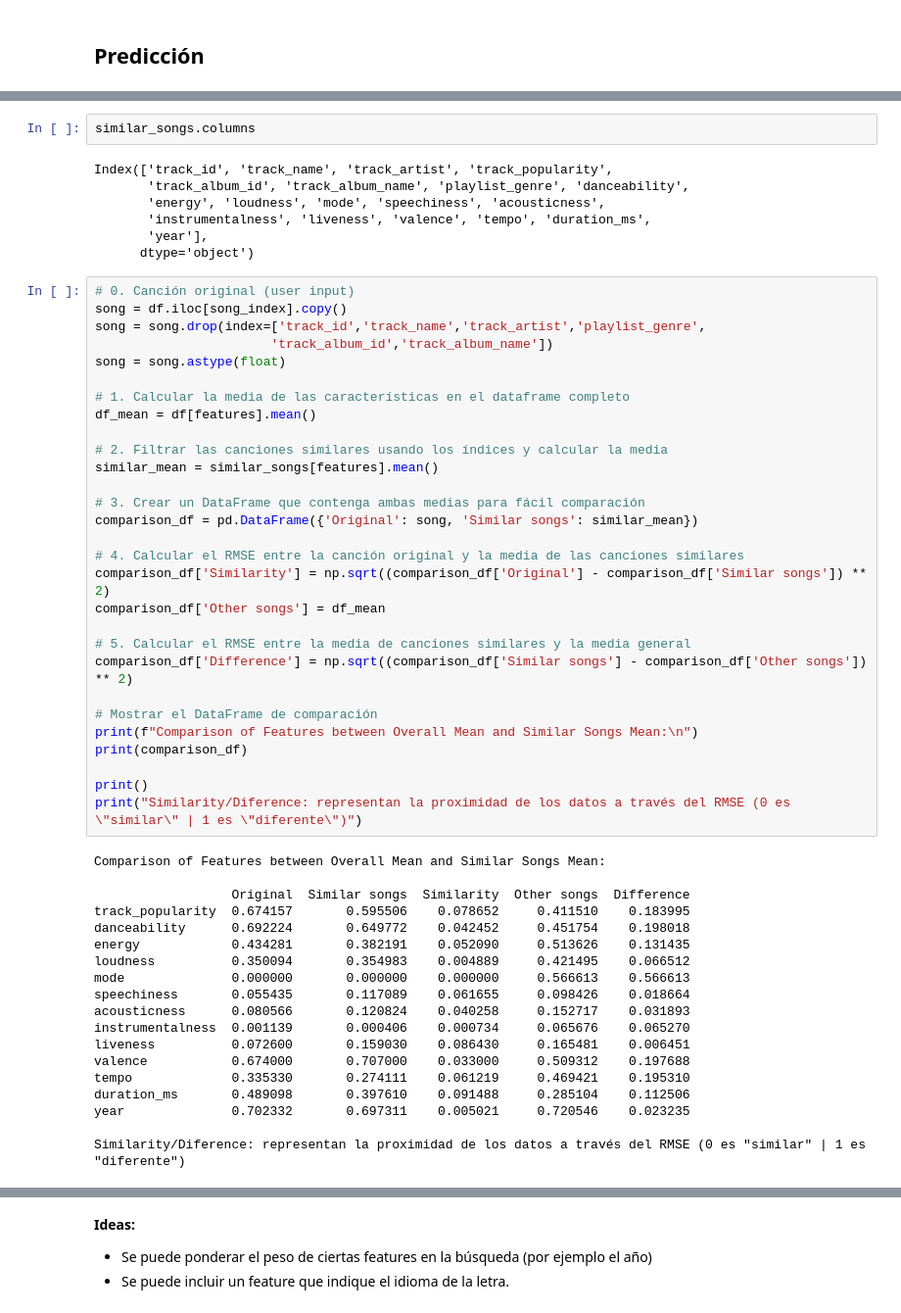
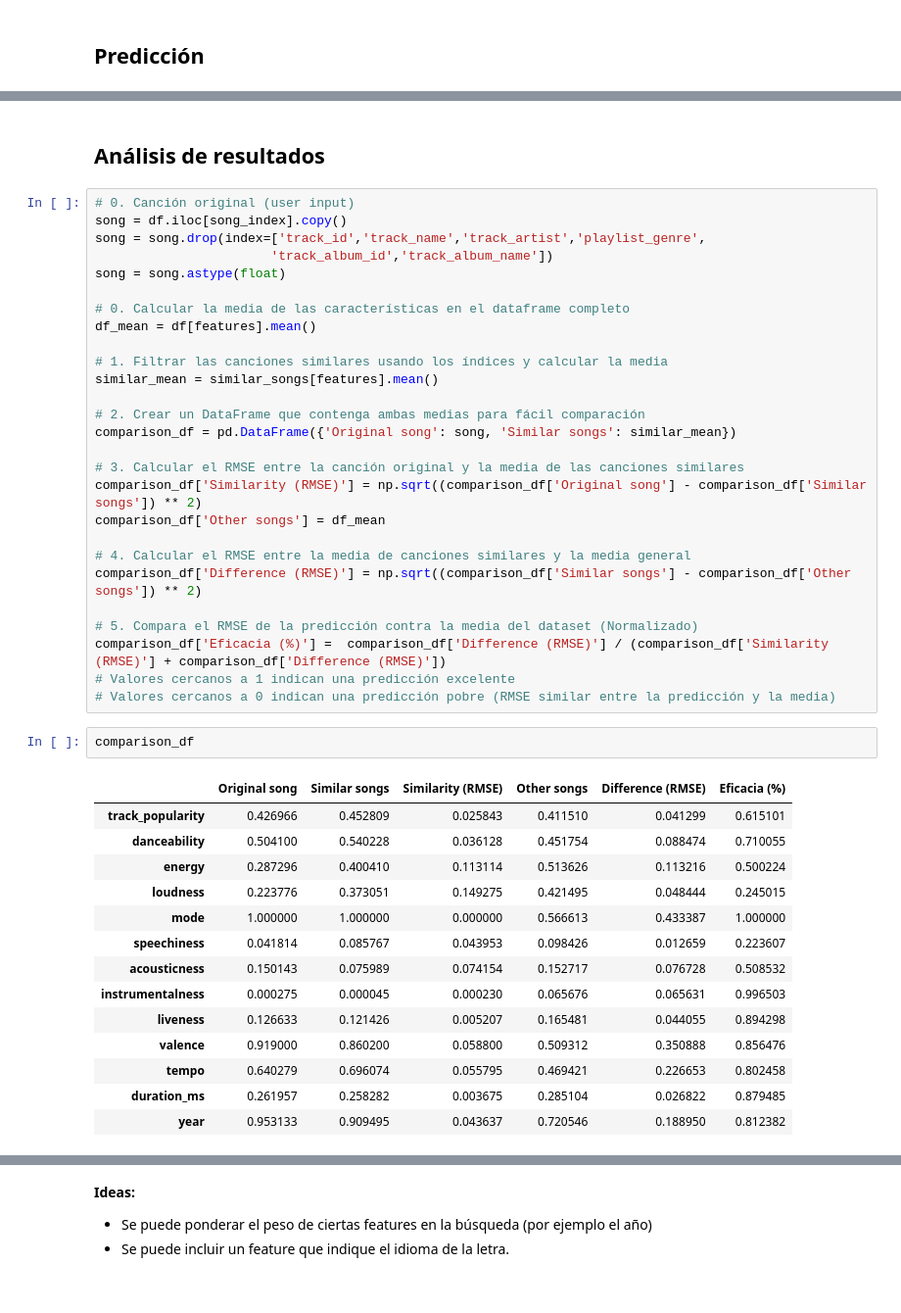
Before and after one commit to mlmicozzi/AprendizajeMaquinaII, a Jupyter notebook: spotify-recommender.ipynb, the cells around one changed output, grey strips where cells are left out. Shown at 98% size. Saved outputs shown, nothing was run; the diff lists cells and outputs as text.

Commit message:
Mejora del formato de entrega de resultados y análisis de resultados

```diff
--- a/spotify-recommender.ipynb
+++ b/spotify-recommender.ipynb
@@ -242,15 +242,8 @@ similar_songs
 | 14480 | 5RCcvZz5i0rckjbCTSPL1s | Aparentemente | Yaga & Mackie | 0.573034 | 7tZ6A3h843NyVgqtOD4e8Q | La Reunion | ... |
 | 6226 | 2wxO3ZydJTZRi4Bbc02q7i | Smile | Scarface | 0.550562 | 5wmfZWzWjS1UARhcZSirf4 | Greatest Hits | ... |
 | 14485 | 10bbgurV9w05vJVGAX9jYq | Yo No Soy Tu Marido | Nicky Jam | 0.550562 | 3HD7DUUJXbxVd8q6Vujpri | Reggaeton Diamond Collection | ... |
-# %%
-similar_songs.columns
-# %% [output]
-Index(['track_id', 'track_name', 'track_artist', 'track_popularity',
-       'track_album_id', 'track_album_name', 'playlist_genre', 'danceability',
-       'energy', 'loudness', 'mode', 'speechiness', 'acousticness',
-       'instrumentalness', 'liveness', 'valence', 'tempo', 'duration_ms',
-       'year'],
-      dtype='object')
+# %% [markdown]
+## Análisis de resultados
 # %%
 # 0. Canción original (user input)
 song = df.iloc[song_index].copy()
@@ -258,44 +251,40 @@ song = song.drop(index=['track_id','track_name','track_artist','playlist_genre',
                        'track_album_id','track_album_name'])
 song = song.astype(float)
 
-# 1. Calcular la media de las características en el dataframe completo
+# 0. Calcular la media de las características en el dataframe completo
 df_mean = df[features].mean()
 
-# 2. Filtrar las canciones similares usando los índices y calcular la media
+# 1. Filtrar las canciones similares usando los índices y calcular la media
 similar_mean = similar_songs[features].mean()
 
-# 3. Crear un DataFrame que contenga ambas medias para fácil comparación
-comparison_df = pd.DataFrame({'Original': song, 'Similar songs': similar_mean})
+# 2. Crear un DataFrame que contenga ambas medias para fácil comparación
+comparison_df = pd.DataFrame({'Original song': song, 'Similar songs': similar_mean})
 
-# 4. Calcular el RMSE entre la canción original y la media de las canciones similares
-comparison_df['Similarity'] = np.sqrt((comparison_df['Original'] - comparison_df['Similar songs']) ** 2)
+# 3. Calcular el RMSE entre la canción original y la media de las canciones similares
+comparison_df['Similarity (RMSE)'] = np.sqrt((comparison_df['Original song'] - comparison_df['Similar songs']) ** 2)
 comparison_df['Other songs'] = df_mean
 
-# 5. Calcular el RMSE entre la media de canciones similares y la media general
-comparison_df['Difference'] = np.sqrt((comparison_df['Similar songs'] - comparison_df['Other songs']) ** 2)
+# 4. Calcular el RMSE entre la media de canciones similares y la media general
+comparison_df['Difference (RMSE)'] = np.sqrt((comparison_df['Similar songs'] - comparison_df['Other songs']) ** 2)
 
-# Mostrar el DataFrame de comparación
-print(f"Comparison of Features between Overall Mean and Similar Songs Mean:\n")
-print(comparison_df)
-
-print()
-print("Similarity/Diference: representan la proximidad de los datos a través del RMSE (0 es \"similar\" | 1 es \"diferente\")")
+# 5. Compara el RMSE de la predicción contra la media del dataset (Normalizado)
+comparison_df['Eficacia (%)'] =  comparison_df['Difference (RMSE)'] / (comparison_df['Similarity (RMSE)'] + comparison_df['Difference (RMSE)'])
+# Valores cercanos a 1 indican una predicción excelente
+# Valores cercanos a 0 indican una predicción pobre (RMSE similar entre la predicción y la media)
-# %% [output]
-Comparison of Features between Overall Mean and Similar Songs Mean:
-
-                  Original  Similar songs  Similarity  Other songs  Difference
-track_popularity  0.674157       0.595506    0.078652     0.411510    0.183995
-danceability      0.692224       0.649772    0.042452     0.451754    0.198018
-energy            0.434281       0.382191    0.052090     0.513626    0.131435
-loudness          0.350094       0.354983    0.004889     0.421495    0.066512
-mode              0.000000       0.000000    0.000000     0.566613    0.566613
-speechiness       0.055435       0.117089    0.061655     0.098426    0.018664
-acousticness      0.080566       0.120824    0.040258     0.152717    0.031893
-instrumentalness  0.001139       0.000406    0.000734     0.065676    0.065270
-liveness          0.072600       0.159030    0.086430     0.165481    0.006451
-valence           0.674000       0.707000    0.033000     0.509312    0.197688
-tempo             0.335330       0.274111    0.061219     0.469421    0.195310
-duration_ms       0.489098       0.397610    0.091488     0.285104    0.112506
-year              0.702332       0.697311    0.005021     0.720546    0.023235
-
-Similarity/Diference: representan la proximidad de los datos a través del RMSE (0 es "similar" | 1 es "diferente")
+# %%
+comparison_df
+# %% [output]
+|  | Original song | Similar songs | Similarity (RMSE) | Other songs | Difference (RMSE) | Eficacia (%) |
+| track_popularity | 0.426966 | 0.452809 | 0.025843 | 0.411510 | 0.041299 | 0.615101 |
+| danceability | 0.504100 | 0.540228 | 0.036128 | 0.451754 | 0.088474 | 0.710055 |
+| energy | 0.287296 | 0.400410 | 0.113114 | 0.513626 | 0.113216 | 0.500224 |
+| loudness | 0.223776 | 0.373051 | 0.149275 | 0.421495 | 0.048444 | 0.245015 |
+| mode | 1.000000 | 1.000000 | 0.000000 | 0.566613 | 0.433387 | 1.000000 |
+| speechiness | 0.041814 | 0.085767 | 0.043953 | 0.098426 | 0.012659 | 0.223607 |
+| acousticness | 0.150143 | 0.075989 | 0.074154 | 0.152717 | 0.076728 | 0.508532 |
+| instrumentalness | 0.000275 | 0.000045 | 0.000230 | 0.065676 | 0.065631 | 0.996503 |
+| liveness | 0.126633 | 0.121426 | 0.005207 | 0.165481 | 0.044055 | 0.894298 |
+| valence | 0.919000 | 0.860200 | 0.058800 | 0.509312 | 0.350888 | 0.856476 |
+| tempo | 0.640279 | 0.696074 | 0.055795 | 0.469421 | 0.226653 | 0.802458 |
+| duration_ms | 0.261957 | 0.258282 | 0.003675 | 0.285104 | 0.026822 | 0.879485 |
+| year | 0.953133 | 0.909495 | 0.043637 | 0.720546 | 0.188950 | 0.812382 |
```
Also changed, not shown: parts of 5 cells of this notebook.
